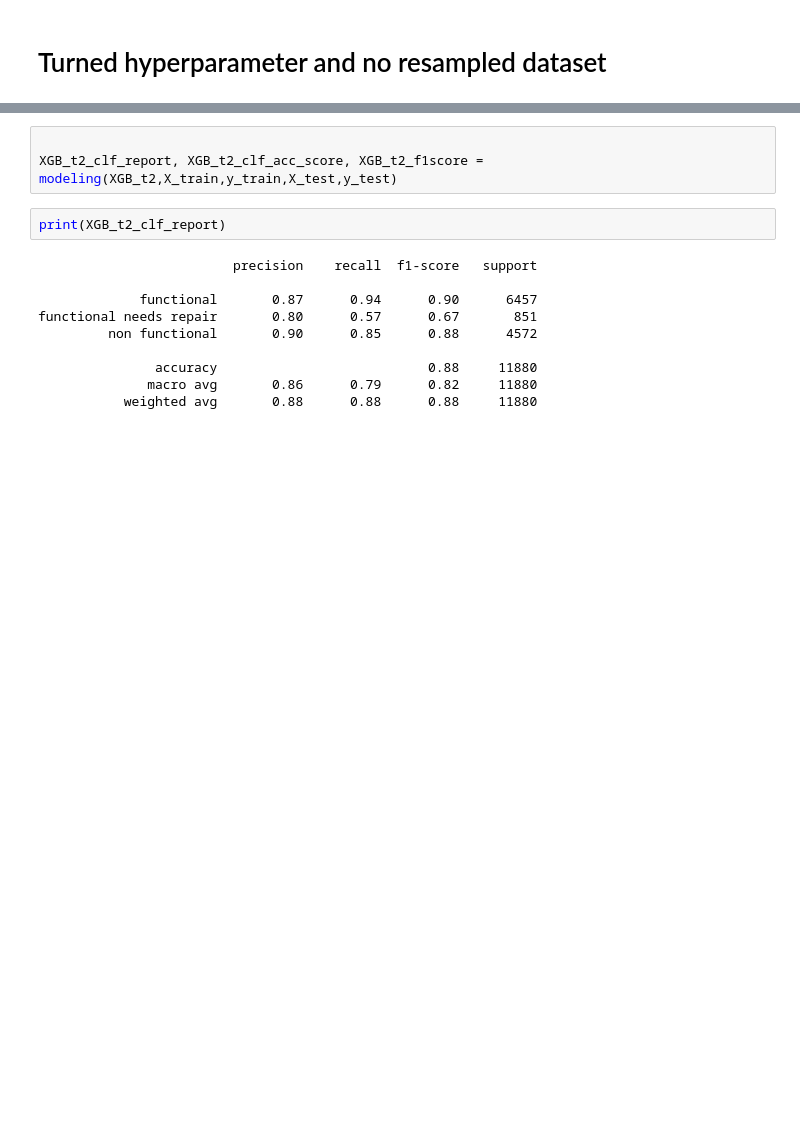
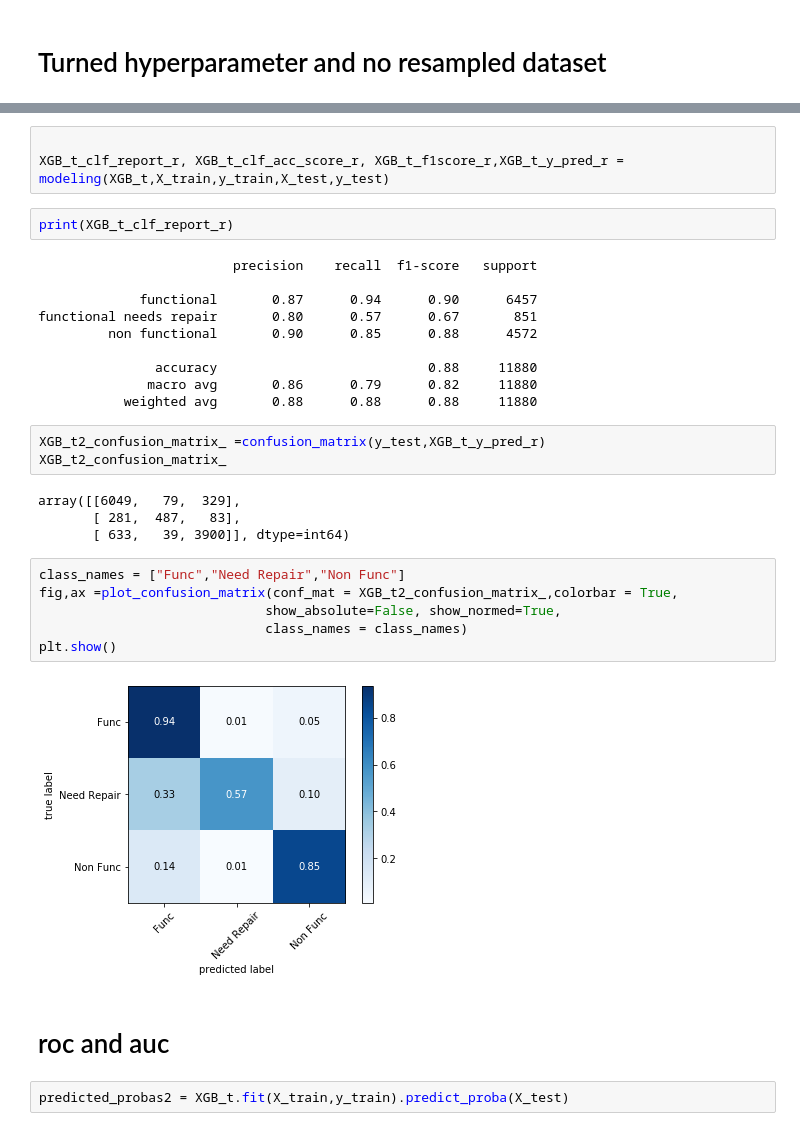
Before and after one commit to yukaberry/portfolio_tanzania_water_pumps, a Jupyter notebook: Untitled.ipynb, the cells around one changed output, grey strips where cells are left out. Saved outputs shown, nothing was run; the diff lists cells and outputs as text; blank space fills up the shorter version.

```diff
--- a/Untitled.ipynb
+++ b/Untitled.ipynb
@@ -218,8 +284,8 @@ XGBClassifier(base_score=None, booster=None, colsample_bylevel=0.5,
 # %%
 
-XGB_t2_clf_report, XGB_t2_clf_acc_score, XGB_t2_f1score = modeling(XGB_t2,X_train,y_train,X_test,y_test)
+XGB_t_clf_report_r, XGB_t_clf_acc_score_r, XGB_t_f1score_r,XGB_t_y_pred_r = modeling(XGB_t,X_train,y_train,X_test,y_test)
 # %%
-print(XGB_t2_clf_report)
+print(XGB_t_clf_report_r)
 # %% [output]
                          precision    recall  f1-score   support
 
@@ -230,3 +296,22 @@ functional needs repair       0.80      0.57      0.67       851
                accuracy                           0.88     11880
               macro avg       0.86      0.79      0.82     11880
            weighted avg       0.88      0.88      0.88     11880
+# %%
+XGB_t2_confusion_matrix_ =confusion_matrix(y_test,XGB_t_y_pred_r)
+XGB_t2_confusion_matrix_
+# %% [output]
+array([[6049,   79,  329],
+       [ 281,  487,   83],
+       [ 633,   39, 3900]], dtype=int64)
+# %%
+class_names = ["Func","Need Repair","Non Func"]
+fig,ax =plot_confusion_matrix(conf_mat = XGB_t2_confusion_matrix_,colorbar = True,
+                             show_absolute=False, show_normed=True,
+                             class_names = class_names)
+plt.show()
+# %% [output]
+[figure, added]
+# %% [markdown]
+# roc and auc
+# %%
+predicted_probas2 = XGB_t.fit(X_train,y_train).predict_proba(X_test)
```
Also changed, not shown: parts of 17 cells of this notebook, 5 other files.
